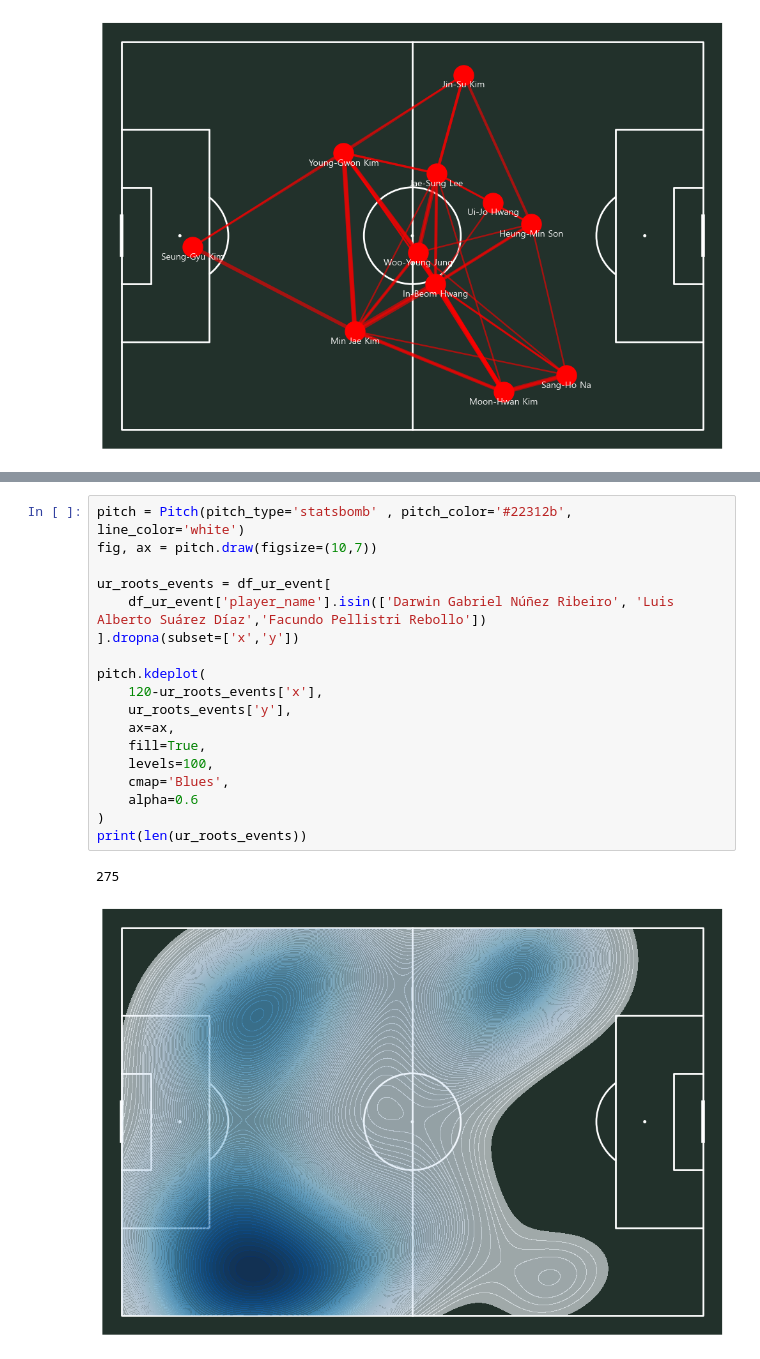
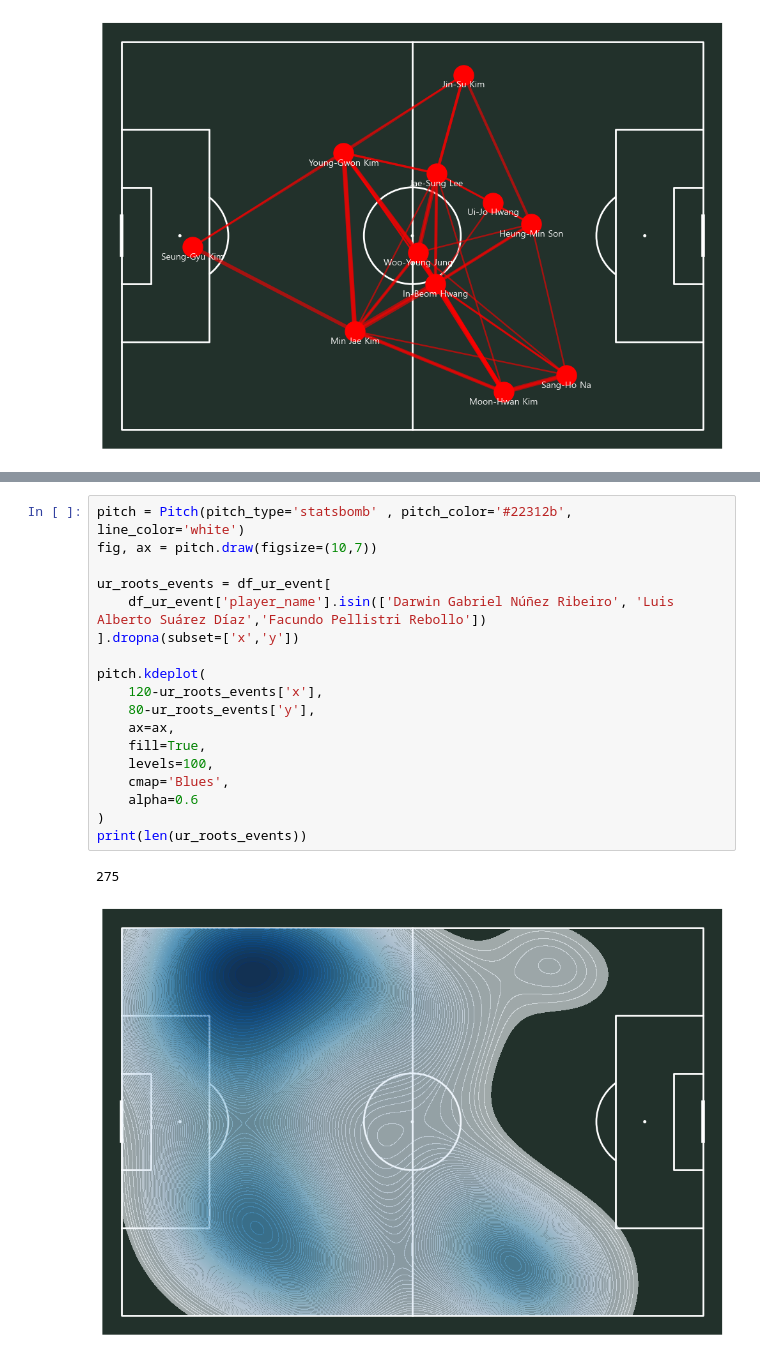
Before and after one commit to 0jyyyyy/Soccer_Lens, a Jupyter notebook: Tactics_lab/World_cup/2022/korea_uruguay.ipynb, the cells around one changed output, grey strips where cells are left out. Cells and saved outputs as stored; diff of their text form.

```diff
--- a/Tactics_lab/World_cup/2022/korea_uruguay.ipynb
+++ b/Tactics_lab/World_cup/2022/korea_uruguay.ipynb
@@ -329,24 +332,24 @@ print(len(kor_roots_events))
 # %%
 pitch = Pitch(pitch_type='statsbomb' , pitch_color='#22312b', line_color='white')
 fig, ax = pitch.draw(figsize=(10,7))
 
 ur_roots_events = df_ur_event[
     df_ur_event['player_name'].isin(['Darwin Gabriel Núñez Ribeiro', 'Luis Alberto Suárez Díaz','Facundo Pellistri Rebollo'])
 ].dropna(subset=['x','y'])
 
 pitch.kdeplot(
     120-ur_roots_events['x'],
-    ur_roots_events['y'],
+    80-ur_roots_events['y'],
     ax=ax,
     fill=True,
     levels=100,
     cmap='Blues',
     alpha=0.6
 )
 print(len(ur_roots_events))
 # %% [output]
 275
-[figure, old version]
+[figure, new version]
 # %%
 pitch = Pitch(pitch_type='statsbomb' , pitch_color='#22312b', line_color='white')
 
```
Also changed, not shown: parts of 5 cells of this notebook.
